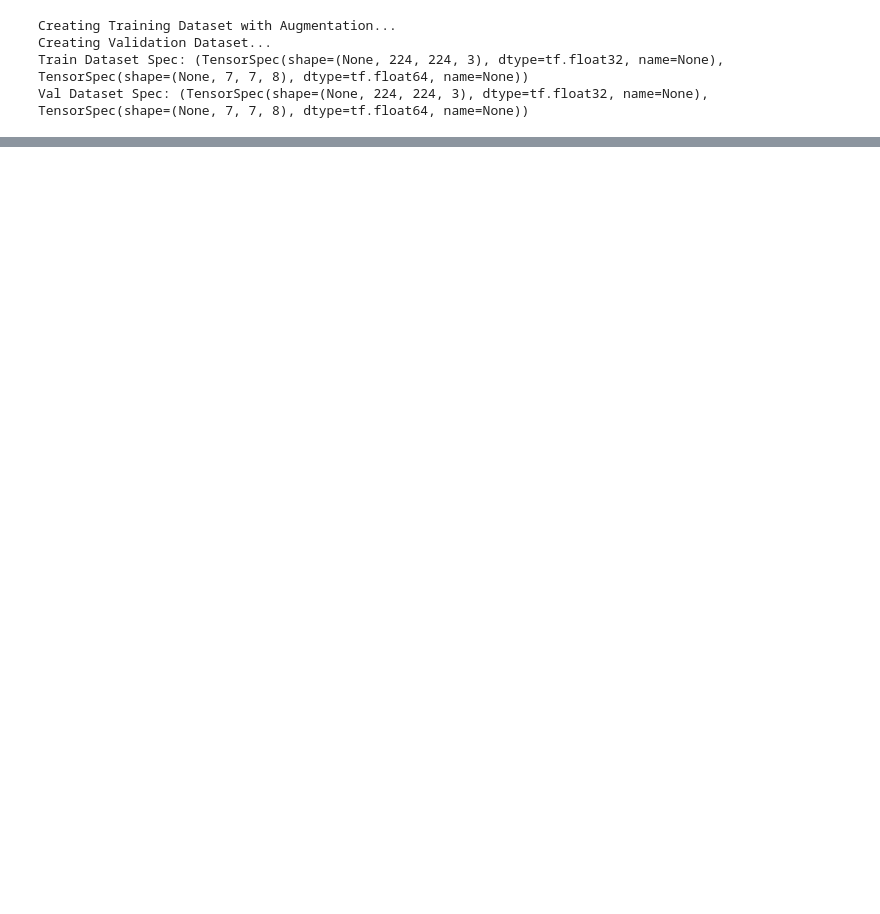
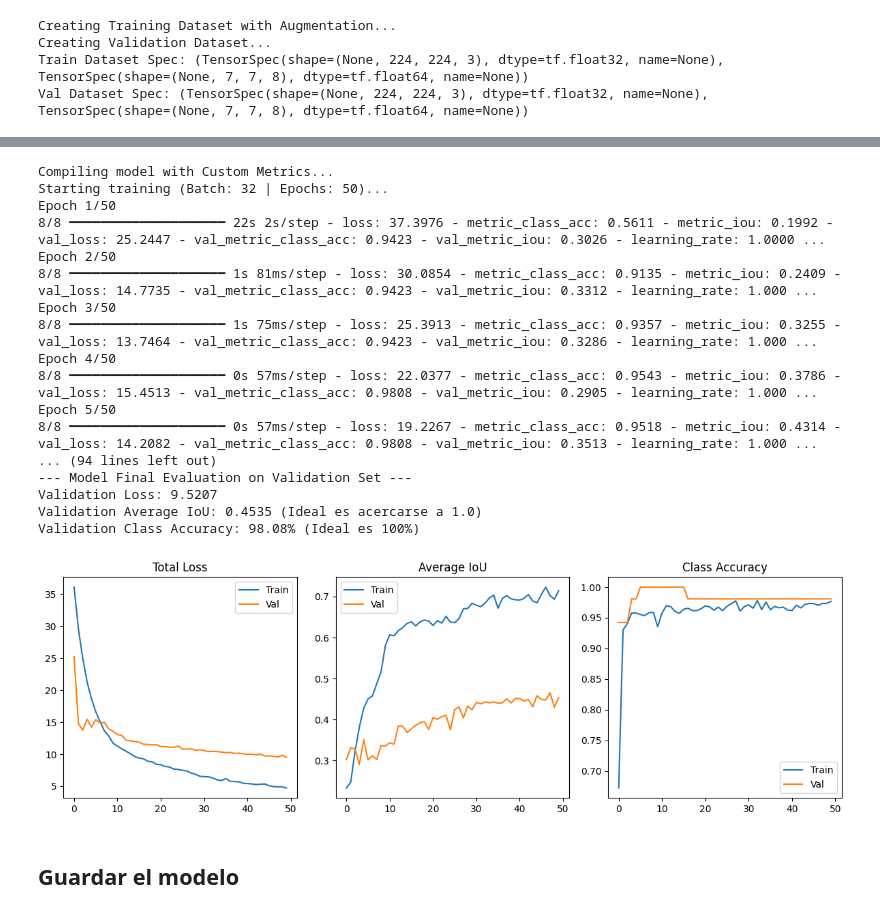
Before and after one commit to albertbolanoss/labs_deep_learning, a Jupyter notebook: notebooks/fruit-single-shot-detection/02_training_model_yolo.ipynb, the cells around one changed output, grey strips where cells are left out. Drawn from its saved outputs; the diff is of its cells as text; code cells hidden in the pictures; blank space fills up the shorter version.

Commit message:
Training

```diff
--- a/notebooks/fruit-single-shot-detection/02_training_model_yolo.ipynb
+++ b/notebooks/fruit-single-shot-detection/02_training_model_yolo.ipynb
@@ -658,0 +858,75 @@ Visualizando datos aumentados (Verificar Flips y Brillo)...
+# %%
+import matplotlib.pyplot as plt
+
+print("Compiling model with Custom Metrics...")
+# Agregamos nuestras nuevas métricas al compilador
+model.compile(
+    optimizer=Adam(learning_rate=HYPERPARAMS["learning_rate"]),
+    loss=custom_yolo_loss_v2,
+    metrics=[metric_iou, metric_class_acc]
+)
+
+early_stopping = EarlyStopping(monitor='val_loss', patience=12, restore_best_weights=True, verbose=1)
+reduce_lr = ReduceLROnPlateau(monitor='val_loss', factor=0.5, patience=5, min_lr=1e-6, verbose=1)
+
+print(f"Starting training (Batch: {HYPERPARAMS['batch_size']} | Epochs: {HYPERPARAMS['epochs']})...")
+
+# Entrenar (Ahora verás metric_iou y metric_class_acc subir en cada época)
+history = model.fit(
+    X_train, y_train,
+    validation_data=(X_val, y_val),
+    epochs=HYPERPARAMS["epochs"],
+    batch_size=HYPERPARAMS["batch_size"],
+    callbacks=[early_stopping, reduce_lr],
+    verbose=1
+)
+
+# Evaluar de forma global en Validation Set
+print("\n--- Model Final Evaluation on Validation Set ---")
+val_results = model.evaluate(X_val, y_val, verbose=0)
+print(f"Validation Loss: {val_results[0]:.4f}")
+print(f"Validation Average IoU: {val_results[1]:.4f} (Ideal es acercarse a 1.0)")
+print(f"Validation Class Accuracy: {val_results[2]*100:.2f}% (Ideal es 100%)")
+
+# Plot
+plt.figure(figsize=(12, 4))
+plt.subplot(1, 3, 1)
+plt.plot(history.history['loss'], label='Train')
+plt.plot(history.history['val_loss'], label='Val')
+plt.title('Total Loss')
+plt.legend()
+
+plt.subplot(1, 3, 2)
+plt.plot(history.history['metric_iou'], label='Train')
+plt.plot(history.history['val_metric_iou'], label='Val')
+plt.title('Average IoU')
+plt.legend()
+
+plt.subplot(1, 3, 3)
+plt.plot(history.history['metric_class_acc'], label='Train')
+plt.plot(history.history['val_metric_class_acc'], label='Val')
+plt.title('Class Accuracy')
+plt.legend()
+plt.tight_layout()
+plt.show()
+# %% [output]
+Compiling model with Custom Metrics...
+Starting training (Batch: 32 | Epochs: 50)...
+Epoch 1/50
+8/8 ━━━━━━━━━━━━━━━━━━━━ 22s 2s/step - loss: 37.3976 - metric_class_acc: 0.5611 - metric_iou: 0.1992 - val_loss: 25.2447 - val_metric_class_acc: 0.9423 - val_metric_iou: 0.3026 - learning_rate: 1.0000 ...
+Epoch 2/50
+8/8 ━━━━━━━━━━━━━━━━━━━━ 1s 81ms/step - loss: 30.0854 - metric_class_acc: 0.9135 - metric_iou: 0.2409 - val_loss: 14.7735 - val_metric_class_acc: 0.9423 - val_metric_iou: 0.3312 - learning_rate: 1.000 ...
+Epoch 3/50
+8/8 ━━━━━━━━━━━━━━━━━━━━ 1s 75ms/step - loss: 25.3913 - metric_class_acc: 0.9357 - metric_iou: 0.3255 - val_loss: 13.7464 - val_metric_class_acc: 0.9423 - val_metric_iou: 0.3286 - learning_rate: 1.000 ...
+Epoch 4/50
+8/8 ━━━━━━━━━━━━━━━━━━━━ 0s 57ms/step - loss: 22.0377 - metric_class_acc: 0.9543 - metric_iou: 0.3786 - val_loss: 15.4513 - val_metric_class_acc: 0.9808 - val_metric_iou: 0.2905 - learning_rate: 1.000 ...
+Epoch 5/50
+8/8 ━━━━━━━━━━━━━━━━━━━━ 0s 57ms/step - loss: 19.2267 - metric_class_acc: 0.9518 - metric_iou: 0.4314 - val_loss: 14.2082 - val_metric_class_acc: 0.9808 - val_metric_iou: 0.3513 - learning_rate: 1.000 ...
+... (94 lines left out)
+--- Model Final Evaluation on Validation Set ---
+Validation Loss: 9.5207
+Validation Average IoU: 0.4535 (Ideal es acercarse a 1.0)
+Validation Class Accuracy: 98.08% (Ideal es 100%)
+[figure, added]
+# %% [markdown]
+## Guardar el modelo
```
Also changed, not shown: parts of 16 cells of this notebook.
